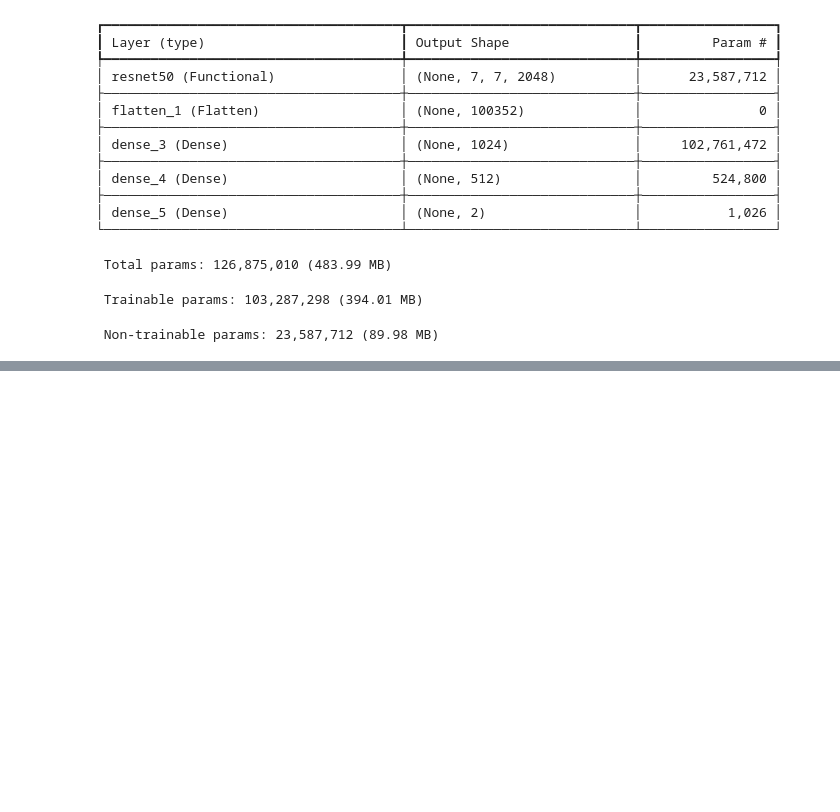
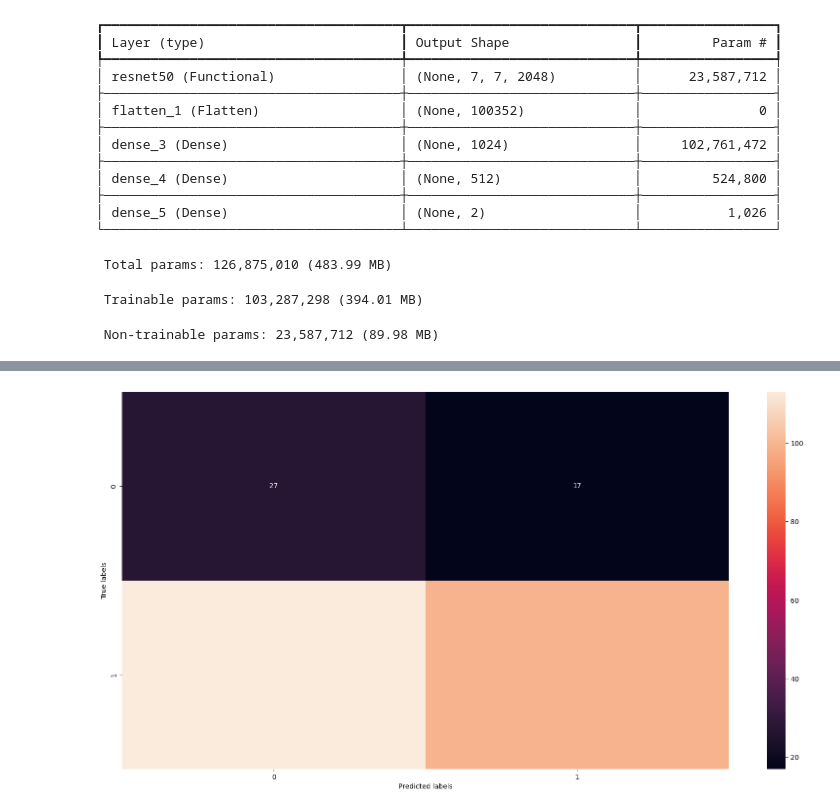
Before and after one commit to PerfectionistAF/ECG_Processing_Classification, a Jupyter notebook: jupyter notebooks/4_Architecture/resnet50-ch-based.ipynb, the cells around one changed output, grey strips where cells are left out. Cells and saved outputs as stored; diff of their text form; code cells hidden in the pictures; blank space fills up the shorter version.

```diff
--- a/jupyter notebooks/4_Architecture/resnet50-ch-based.ipynb
+++ b/jupyter notebooks/4_Architecture/resnet50-ch-based.ipynb
@@ -420,0 +501,19 @@ model_v6.save('./models/resnet50_v6_images.keras')
+# %%
+y_true = np.concatenate([y for _, y in val_dataset_v6], axis=0)
+# %%
+flat_preds = y_pred_prob.flatten()
+y_pred_prob_2 = []
+for i in range(0,len(flat_preds)):
+    y_pred_prob_2.append(int(flat_preds[i]))
+# %%
+y_pred_prob_new = np.array(y_pred_prob_2)
+# %%
+cm = confusion_matrix(y_true[:256], y_pred_prob_new[:256])
+convnet_df_cm = pd.DataFrame(cm)
+plt.figure(figsize = (20,10))
+sns.heatmap(convnet_df_cm, annot=True)
+plt.xlabel('Predicted labels')
+plt.ylabel('True labels')
+plt.show()
+# %% [output]
+[figure, added]
```
Also changed, not shown: parts of 32 cells of this notebook.
